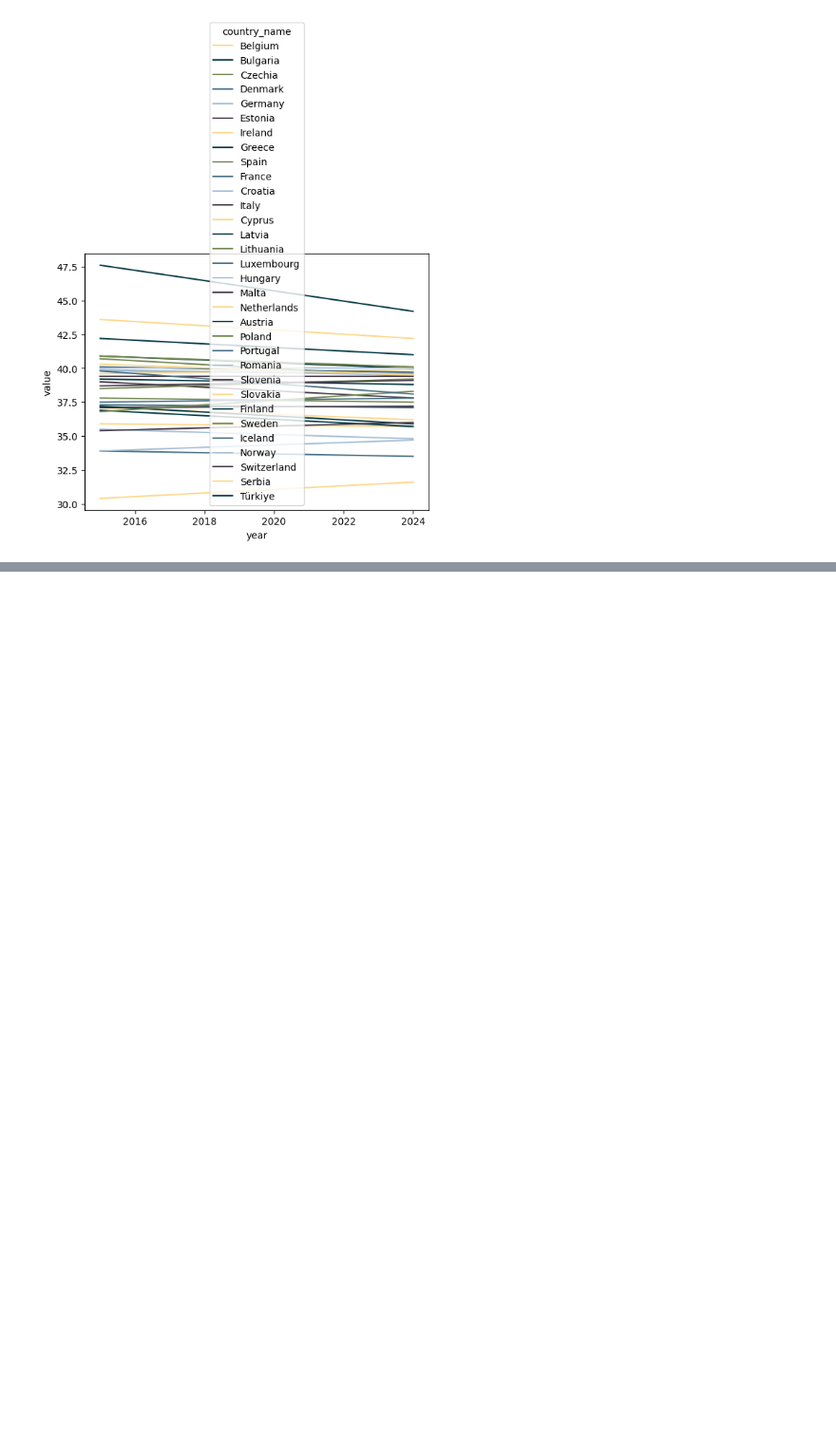
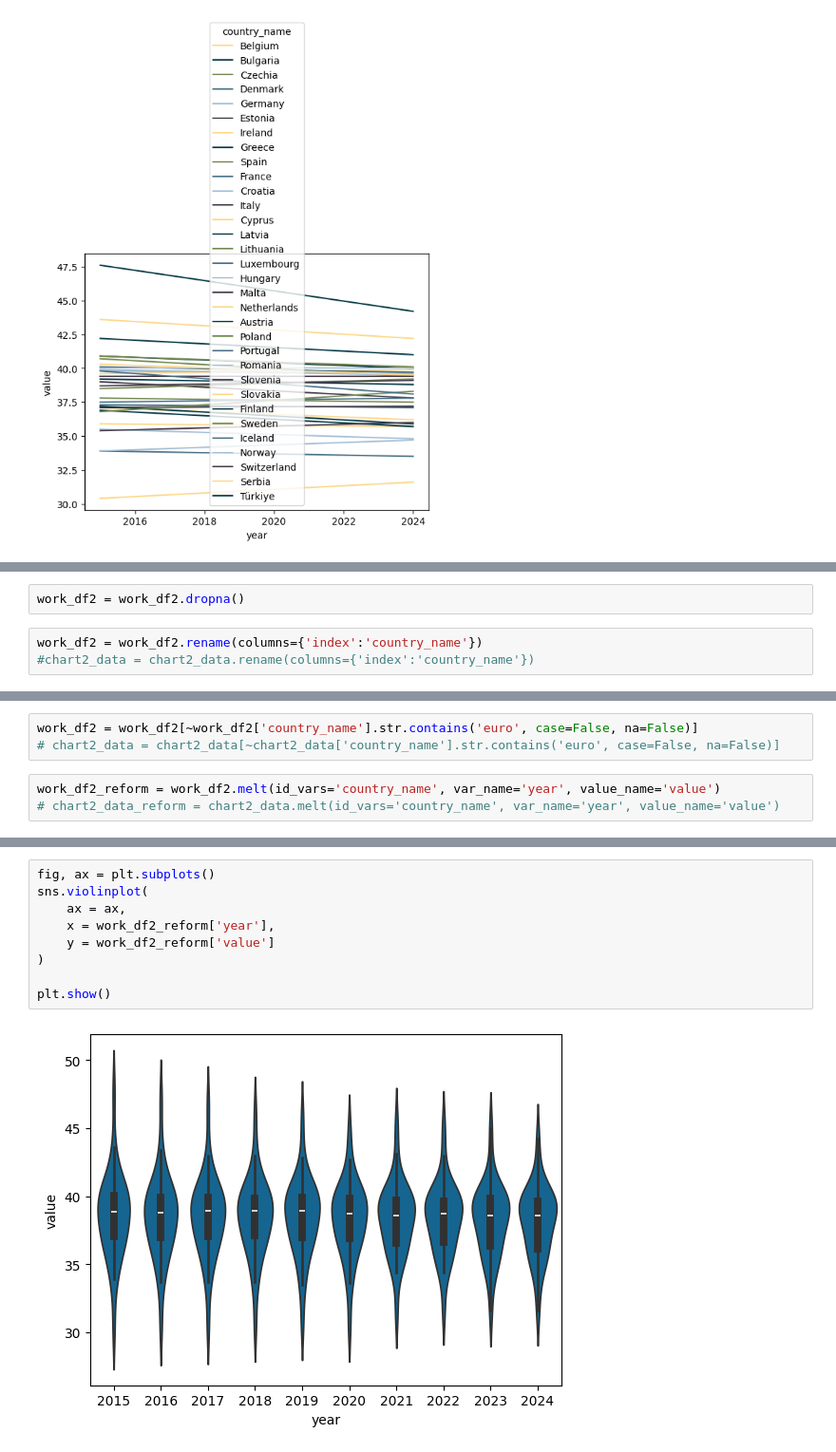
Before and after one commit to tdoan123/data-learning-journey, a Jupyter notebook: Python/Bamboo Weekly/bw_127.ipynb, the cells around one changed output, grey strips where cells are left out. Shown at 95% size. Saved outputs shown, nothing was run; the diff lists cells and outputs as text; blank space fills up the shorter version.

```diff
--- a/Python/Bamboo Weekly/bw_127.ipynb
+++ b/Python/Bamboo Weekly/bw_127.ipynb
@@ -695,0 +730,5 @@ The palette list has fewer values (6) than needed (32) and will cycle, which may
+# %%
+work_df2 = work_df2.dropna()
+# %%
+work_df2 = work_df2.rename(columns={'index':'country_name'})
+#chart2_data = chart2_data.rename(columns={'index':'country_name'})
@@ -695,0 +755,6 @@ The palette list has fewer values (6) than needed (32) and will cycle, which may
+# %%
+work_df2 = work_df2[~work_df2['country_name'].str.contains('euro', case=False, na=False)]
+# chart2_data = chart2_data[~chart2_data['country_name'].str.contains('euro', case=False, na=False)]
+# %%
+work_df2_reform = work_df2.melt(id_vars='country_name', var_name='year', value_name='value')
+# chart2_data_reform = chart2_data.melt(id_vars='country_name', var_name='year', value_name='value')
@@ -695,0 +777,11 @@ The palette list has fewer values (6) than needed (32) and will cycle, which may
+# %%
+fig, ax = plt.subplots()
+sns.violinplot(
+    ax = ax,
+    x = work_df2_reform['year'],
+    y = work_df2_reform['value']
+)
+
+plt.show()
+# %% [output]
+[figure, added]
```
Also changed, not shown: parts of 9 cells of this notebook.
